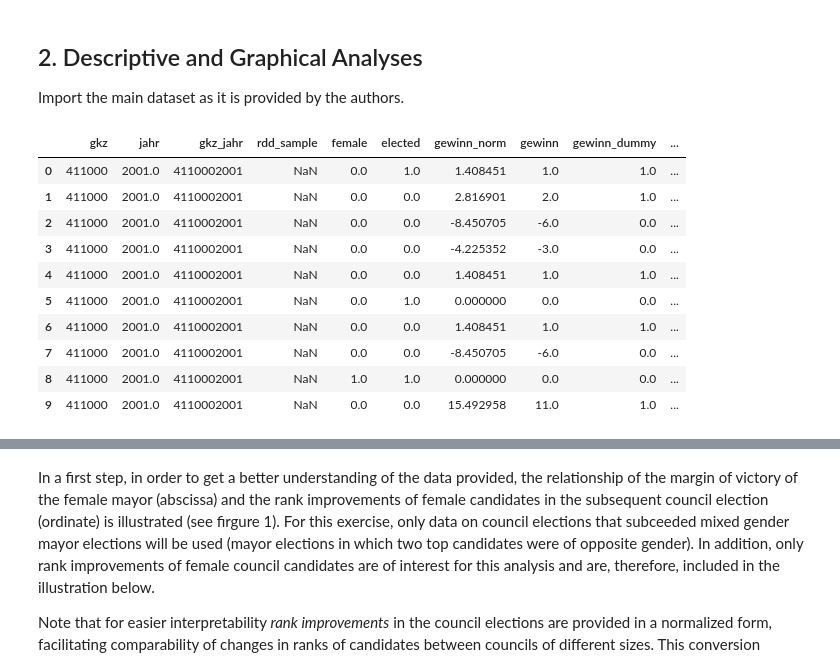
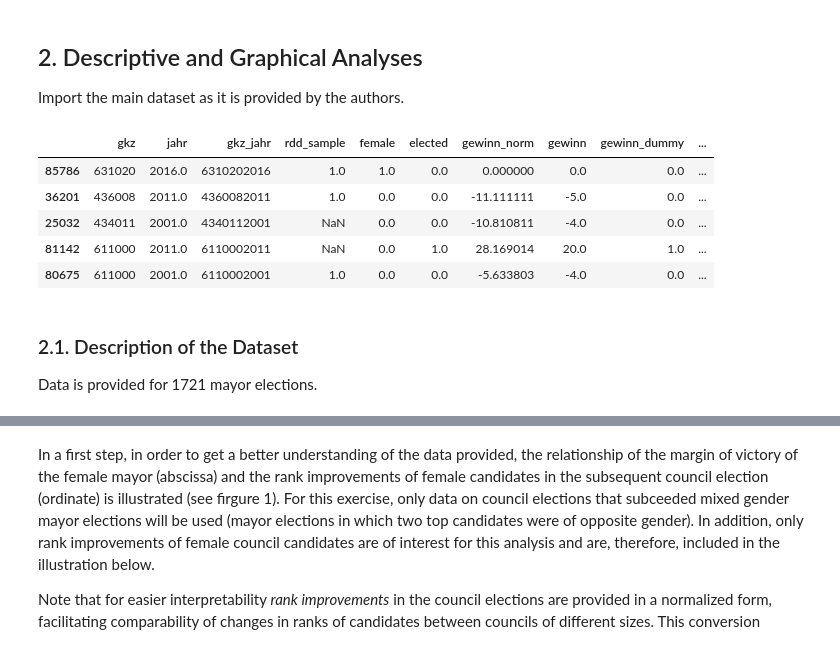
Before and after one commit to DaLueke/replication-baskeran-hessami-2018, a Jupyter notebook: student_project.ipynb, the cells around one changed output, grey strips where cells are left out. Drawn from its saved outputs; the diff is of its cells as text; code cells hidden in the pictures.

```diff
--- a/student_project.ipynb
+++ b/student_project.ipynb
@@ -68,24 +68,27 @@ Import the main dataset as it is provided by the authors.
 # %%
 # Import packages needed for subsequent analyses
 import pandas as pd
 pd.options.display.max_columns = None
 import numpy as np
 import matplotlib.pyplot as plt
 from auxiliary.auxiliary import *
 from auxiliary.localreg import *
 
+# Settings for matlibplot package
+plt.rc('axes', axisbelow=True)
+
+# Import auxiliary datasets
+df_mayor_election_data = pd.DataFrame(data=pd.read_stata("data\mayor_election_data.dta"))
 # Import main dataset and print first ten rows
 df_main_dataset = pd.DataFrame(data = pd.read_stata("data\main_dataset.dta"))
-df_main_dataset.head(10)
+df_main_dataset.sample(5)
 # %% [output]
 |  | gkz | jahr | gkz_jahr | rdd_sample | female | elected | gewinn_norm | gewinn | gewinn_dummy | ... |
-| 0 | 411000 | 2001.0 | 4110002001 | NaN | 0.0 | 1.0 | 1.408451 | 1.0 | 1.0 | ... |
-| 1 | 411000 | 2001.0 | 4110002001 | NaN | 0.0 | 0.0 | 2.816901 | 2.0 | 1.0 | ... |
-| 2 | 411000 | 2001.0 | 4110002001 | NaN | 0.0 | 0.0 | -8.450705 | -6.0 | 0.0 | ... |
-| 3 | 411000 | 2001.0 | 4110002001 | NaN | 0.0 | 0.0 | -4.225352 | -3.0 | 0.0 | ... |
-| 4 | 411000 | 2001.0 | 4110002001 | NaN | 0.0 | 0.0 | 1.408451 | 1.0 | 1.0 | ... |
-| 5 | 411000 | 2001.0 | 4110002001 | NaN | 0.0 | 1.0 | 0.000000 | 0.0 | 0.0 | ... |
-| 6 | 411000 | 2001.0 | 4110002001 | NaN | 0.0 | 0.0 | 1.408451 | 1.0 | 1.0 | ... |
-| 7 | 411000 | 2001.0 | 4110002001 | NaN | 0.0 | 0.0 | -8.450705 | -6.0 | 0.0 | ... |
-| 8 | 411000 | 2001.0 | 4110002001 | NaN | 1.0 | 1.0 | 0.000000 | 0.0 | 0.0 | ... |
-| 9 | 411000 | 2001.0 | 4110002001 | NaN | 0.0 | 0.0 | 15.492958 | 11.0 | 1.0 | ... |
+| 85786 | 631020 | 2016.0 | 6310202016 | 1.0 | 1.0 | 0.0 | 0.000000 | 0.0 | 0.0 | ... |
+| 36201 | 436008 | 2011.0 | 4360082011 | 1.0 | 0.0 | 0.0 | -11.111111 | -5.0 | 0.0 | ... |
+| 25032 | 434011 | 2001.0 | 4340112001 | NaN | 0.0 | 0.0 | -10.810811 | -4.0 | 0.0 | ... |
+| 81142 | 611000 | 2011.0 | 6110002011 | NaN | 0.0 | 1.0 | 28.169014 | 20.0 | 1.0 | ... |
+| 80675 | 611000 | 2001.0 | 6110002001 | 1.0 | 0.0 | 0.0 | -5.633803 | -4.0 | 0.0 | ... |
+# %% [markdown]
+### 2.1. Description of the Dataset
+Data is provided for 1721 mayor elections.
```
Also changed, not shown: parts of 16 cells of this notebook.
